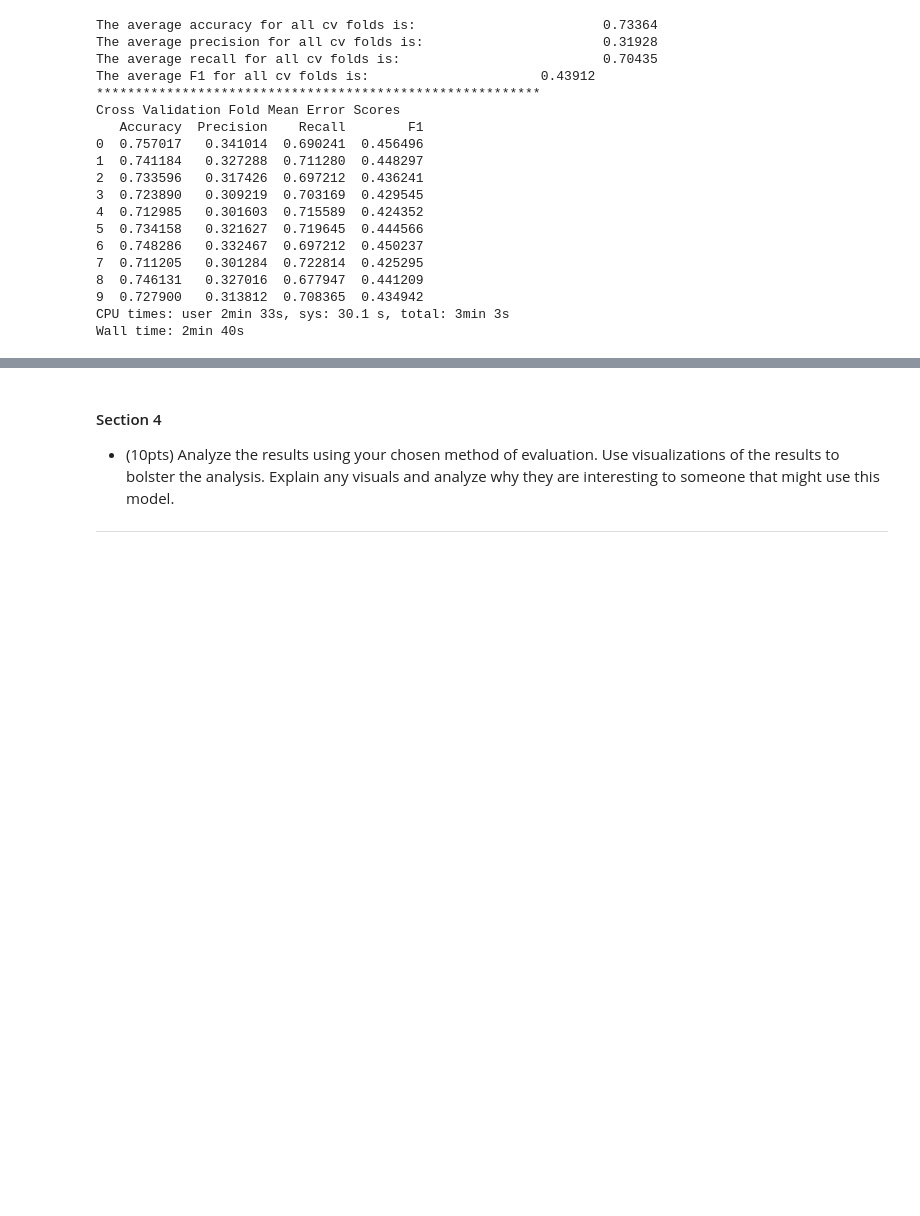
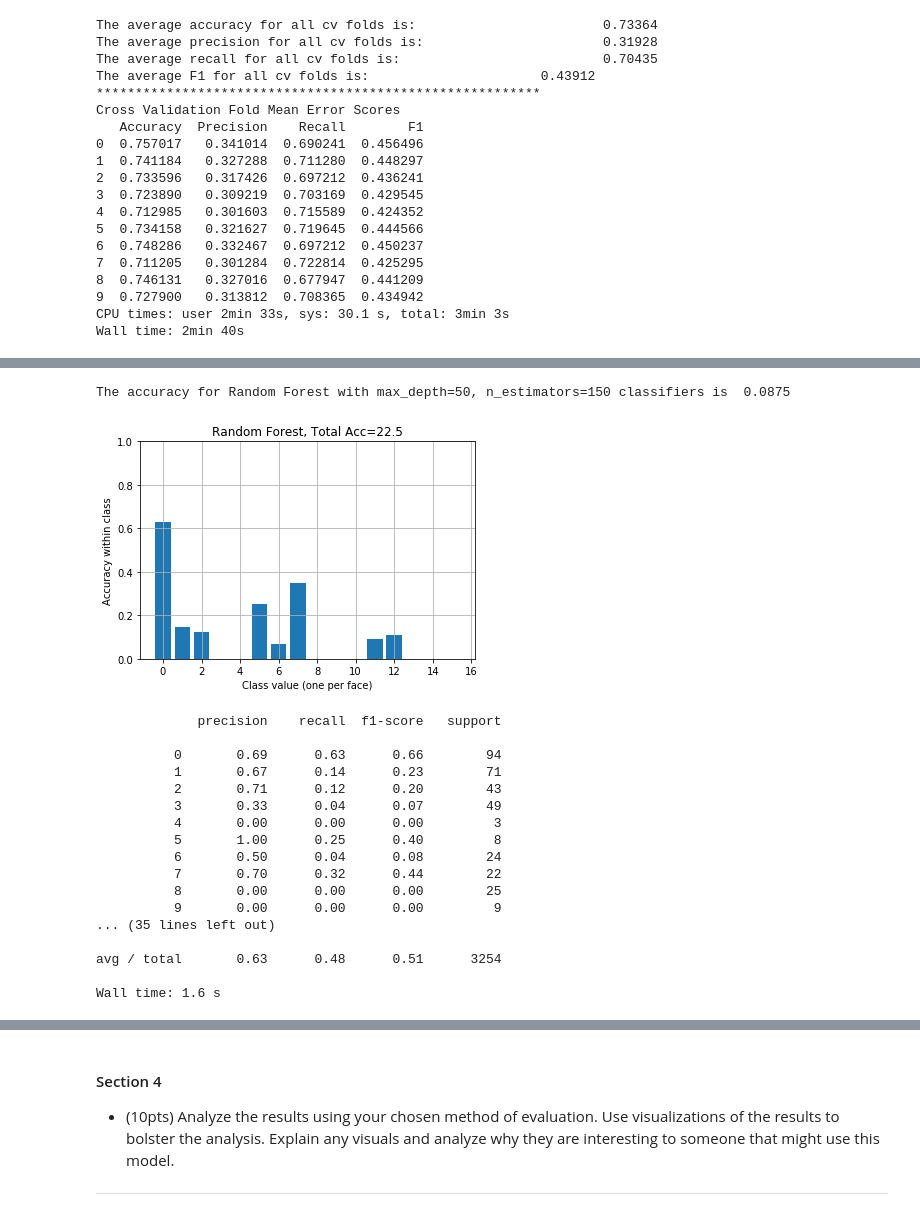
Before and after one commit to i4a/olympics, a Jupyter notebook: LabAssignmentTwo.ipynb, the cells around one changed output, grey strips where cells are left out. Cells and saved outputs as stored; diff of their text form; code cells hidden in the pictures; blank space fills up the shorter version.

```diff
--- a/LabAssignmentTwo.ipynb
+++ b/LabAssignmentTwo.ipynb
@@ -727,0 +1099,34 @@ Wall time: 2min 40s
+# %%
+%%time
+from sklearn.ensemble import RandomForestClassifier
+# Instantiate model with 1000 decision trees
+rf = RandomForestClassifier(max_depth=50, n_estimators=150, n_jobs=-1)
+# Train the model on training data
+rf.fit(X_train_task2, y_train_task2);
+# Make point predictions on the test set using the fit model.
+yhat = rf.predict(X_test_task2)
+
+print('The accuracy for Random Forest with max_depth=50, n_estimators=150 classifiers is ', accuracy_score(y_test_task2, yhat))
+
+plot_class_acc(y_test_task2.argmax(axis=1),yhat.argmax(axis=1),title="Random Forest")
+print(classification_report(y_test_task2, yhat))
+# %% [output]
+The accuracy for Random Forest with max_depth=50, n_estimators=150 classifiers is  0.0875
+[figure, added]
+             precision    recall  f1-score   support
+
+          0       0.69      0.63      0.66        94
+          1       0.67      0.14      0.23        71
+          2       0.71      0.12      0.20        43
+          3       0.33      0.04      0.07        49
+          4       0.00      0.00      0.00         3
+          5       1.00      0.25      0.40         8
+          6       0.50      0.04      0.08        24
+          7       0.70      0.32      0.44        22
+          8       0.00      0.00      0.00        25
+          9       0.00      0.00      0.00         9
+... (35 lines left out)
+
+avg / total       0.63      0.48      0.51      3254
+
+Wall time: 1.6 s
```
Also changed, not shown: parts of 45 cells of this notebook.
